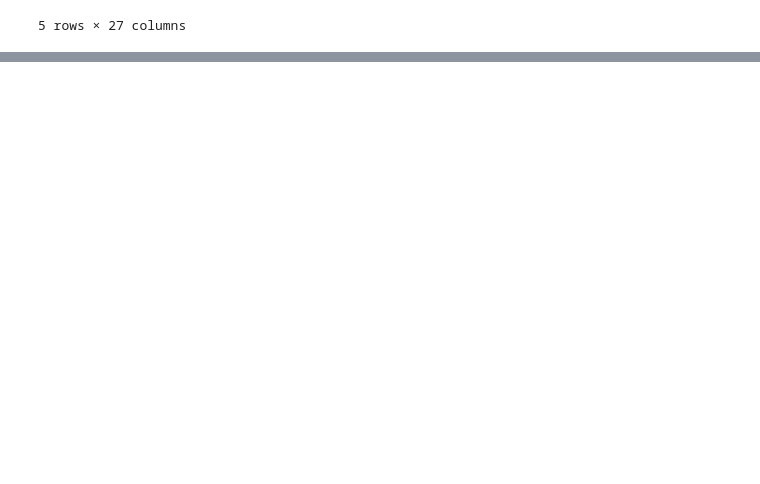
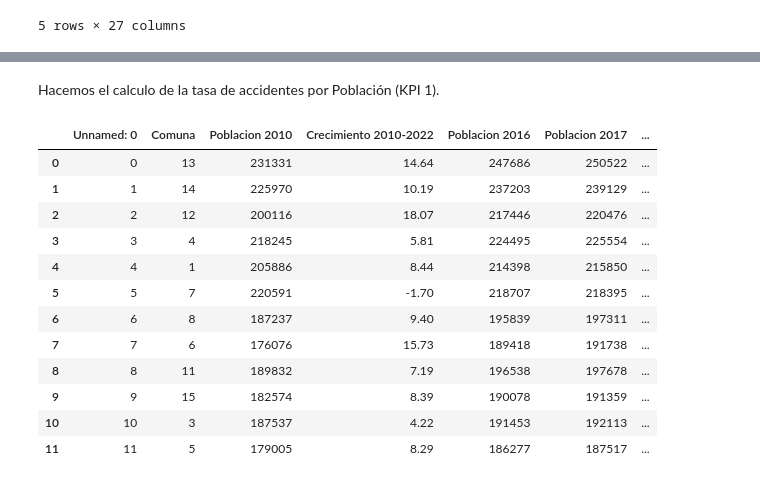
Before and after one commit to ampuedaf/Project2_DataAnalytics_Siniestros, a Jupyter notebook: ETL.ipynb, the cells around one changed output, grey strips where cells are left out. Drawn from its saved outputs; the diff is of its cells as text; code cells hidden in the pictures; blank space fills up the shorter version.

```diff
--- a/ETL.ipynb
+++ b/ETL.ipynb
@@ -260,0 +510,2 @@ dfSummary(homicidios_hecho)
+# %% [markdown]
+Hacemos el calculo de la  tasa de accidentes por Población (KPI 1).
@@ -260,0 +514,16 @@ dfSummary(homicidios_hecho)
+# %%
+df_poblacion.head(12)
+# %% [output]
+|  | Unnamed: 0 | Comuna | Poblacion 2010 | Crecimiento 2010-2022 | Poblacion 2016 | Poblacion 2017 | ... |
+| 0 | 0 | 13 | 231331 | 14.64 | 247686 | 250522 | ... |
+| 1 | 1 | 14 | 225970 | 10.19 | 237203 | 239129 | ... |
+| 2 | 2 | 12 | 200116 | 18.07 | 217446 | 220476 | ... |
+| 3 | 3 | 4 | 218245 | 5.81 | 224495 | 225554 | ... |
+| 4 | 4 | 1 | 205886 | 8.44 | 214398 | 215850 | ... |
+| 5 | 5 | 7 | 220591 | -1.70 | 218707 | 218395 | ... |
+| 6 | 6 | 8 | 187237 | 9.40 | 195839 | 197311 | ... |
+| 7 | 7 | 6 | 176076 | 15.73 | 189418 | 191738 | ... |
+| 8 | 8 | 11 | 189832 | 7.19 | 196538 | 197678 | ... |
+| 9 | 9 | 15 | 182574 | 8.39 | 190078 | 191359 | ... |
+| 10 | 10 | 3 | 187537 | 4.22 | 191453 | 192113 | ... |
+| 11 | 11 | 5 | 179005 | 8.29 | 186277 | 187517 | ... |
```
Also changed, not shown: parts of 77 cells of this notebook, 19 other files.
